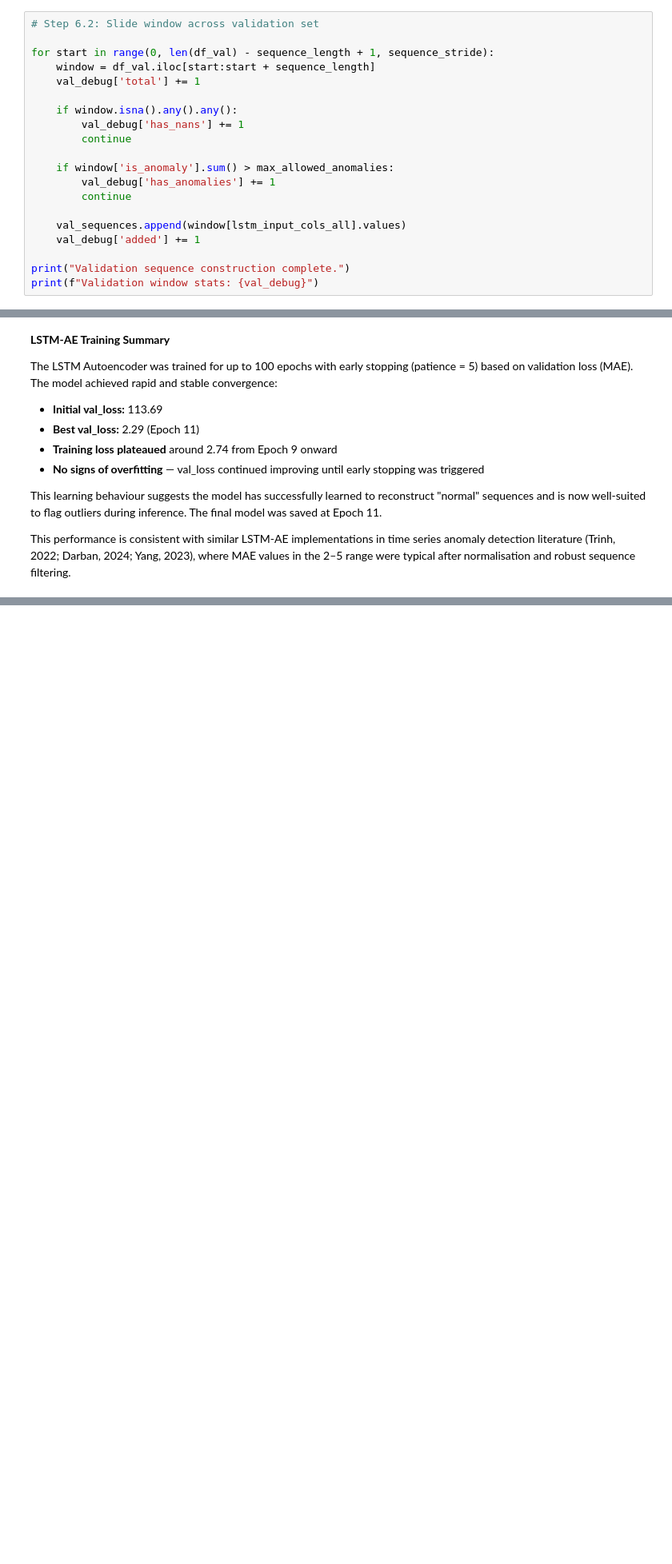
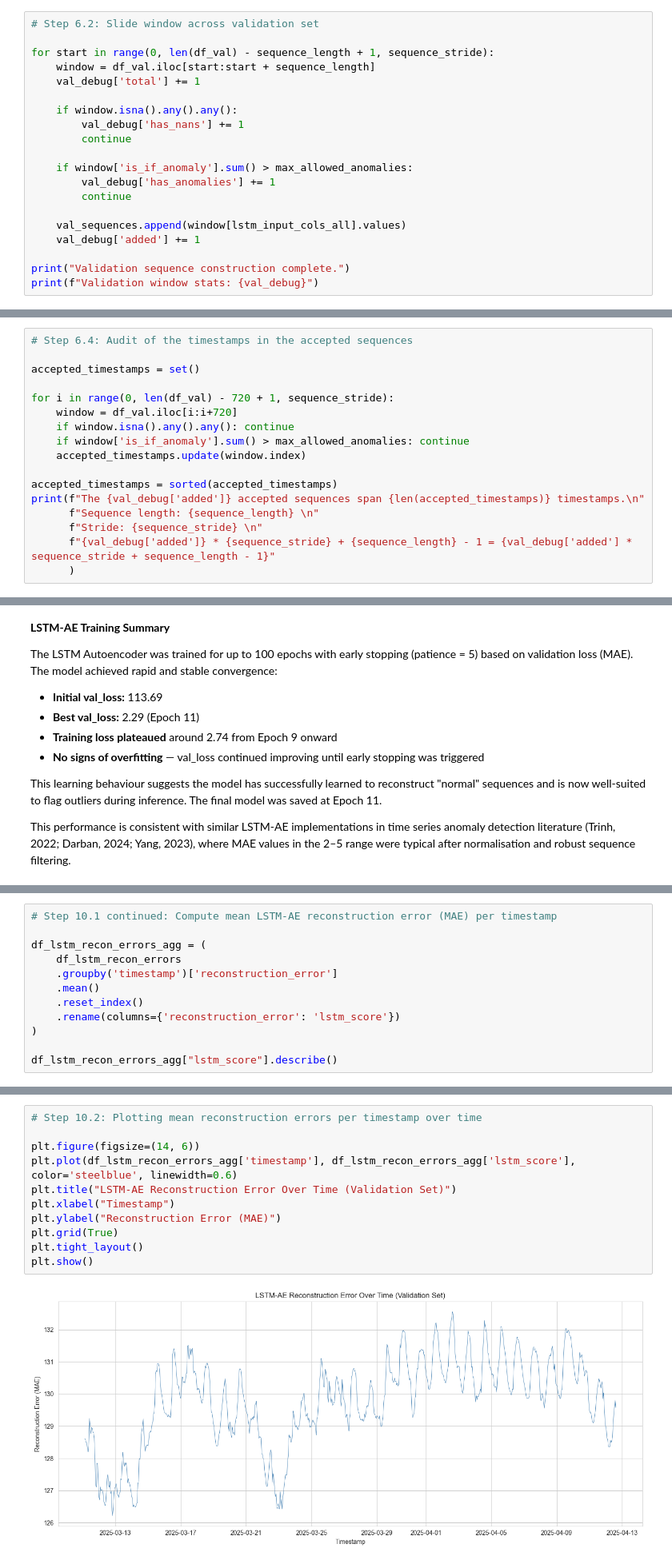
Before and after one commit to Jeremiah-Bachtin/comp1884-group6-weather-anomaly-detection-system, a Jupyter notebook: notebooks/notebook_jeremy_ETL_and_ML_v1.ipynb, the cells around one changed output, grey strips where cells are left out. Shown: that part at 80% size. Drawn from its saved outputs; the diff is of its cells as text; blank space fills up the shorter version.

```diff
--- a/notebooks/notebook_jeremy_ETL_and_ML_v1.ipynb
+++ b/notebooks/notebook_jeremy_ETL_and_ML_v1.ipynb
@@ -490,7 +487,7 @@ for start in range(0, len(df_val) - sequence_length + 1, sequence_stride):
         val_debug['has_nans'] += 1
         continue
 
-    if window['is_anomaly'].sum() > max_allowed_anomalies:
+    if window['is_if_anomaly'].sum() > max_allowed_anomalies:
         val_debug['has_anomalies'] += 1
         continue
 
@@ -502,3 +499,20 @@ print(f"Validation window stats: {val_debug}")
 # %% [output]
 Validation sequence construction complete.
 Validation window stats: {'total': 1417, 'has_nans': 719, 'has_anomalies': 636, 'added': 62}
+# %%
+# Step 6.4: Audit of the timestamps in the accepted sequences
+
+accepted_timestamps = set()
+
+for i in range(0, len(df_val) - 720 + 1, sequence_stride):
+    window = df_val.iloc[i:i+720]
+    if window.isna().any().any(): continue
+    if window['is_if_anomaly'].sum() > max_allowed_anomalies: continue
+    accepted_timestamps.update(window.index)
+
+accepted_timestamps = sorted(accepted_timestamps)
+print(f"The {val_debug['added']} accepted sequences span {len(accepted_timestamps)} timestamps.\n"
+      f"Sequence length: {sequence_length} \n"
+      f"Stride: {sequence_stride} \n"
+      f"{val_debug['added']} * {sequence_stride} + {sequence_length} - 1 = {val_debug['added'] * sequence_stride + sequence_length - 1}"
+      )
@@ -701,0 +763,12 @@ Our model shows strong generalisation, with low mean absolute errors across most
+# %%
+# Step 10.1 continued: Compute mean LSTM-AE reconstruction error (MAE) per timestamp
+
+df_lstm_recon_errors_agg = (
+    df_lstm_recon_errors
+    .groupby('timestamp')['reconstruction_error']
+    .mean()
+    .reset_index()
+    .rename(columns={'reconstruction_error': 'lstm_score'})
+)
+
+df_lstm_recon_errors_agg["lstm_score"].describe()
@@ -701,0 +785,13 @@ Our model shows strong generalisation, with low mean absolute errors across most
+# %%
+# Step 10.2: Plotting mean reconstruction errors per timestamp over time
+
+plt.figure(figsize=(14, 6))
+plt.plot(df_lstm_recon_errors_agg['timestamp'], df_lstm_recon_errors_agg['lstm_score'], color='steelblue', linewidth=0.6)
+plt.title("LSTM-AE Reconstruction Error Over Time (Validation Set)")
+plt.xlabel("Timestamp")
+plt.ylabel("Reconstruction Error (MAE)")
+plt.grid(True)
+plt.tight_layout()
+plt.show()
+# %% [output]
+[figure, added]
```
Also changed, not shown: parts of 26 cells of this notebook.
